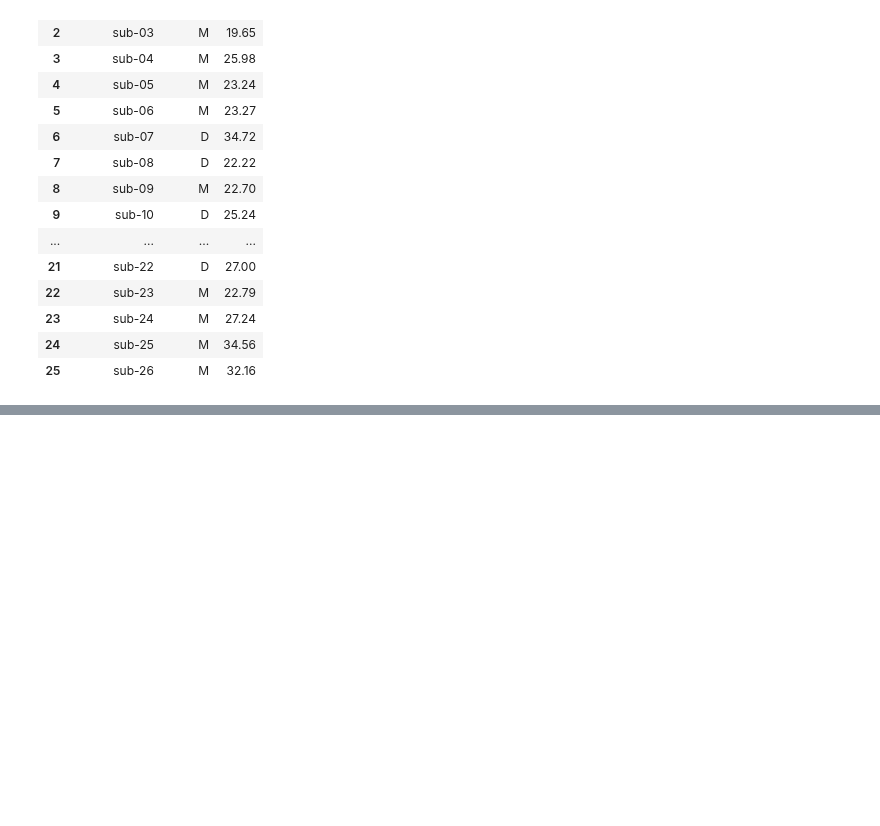
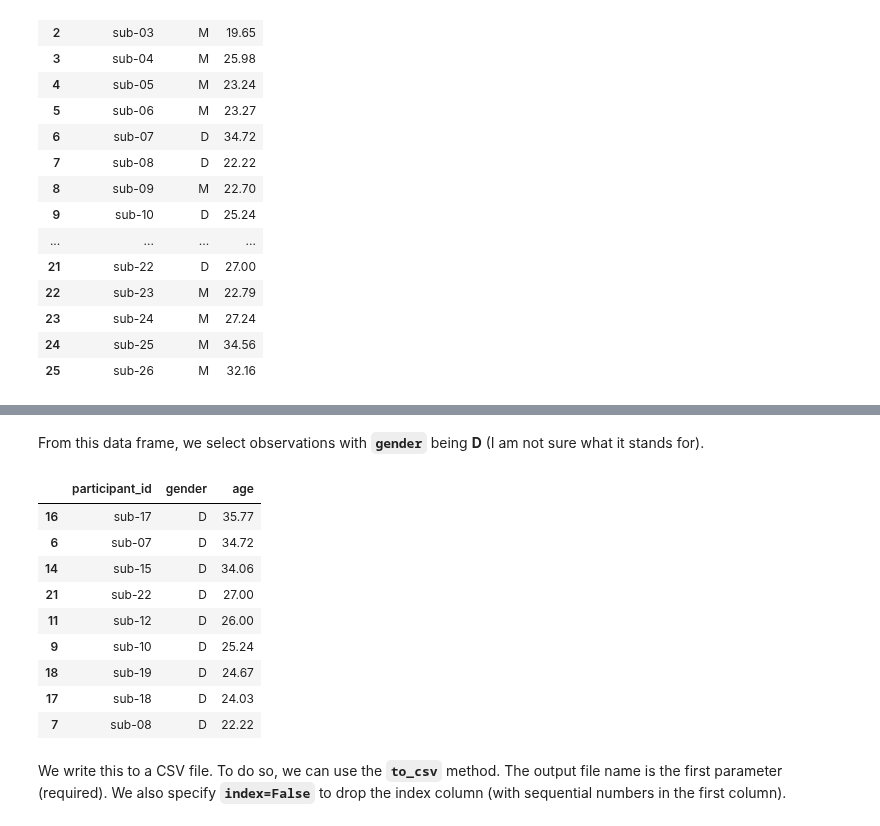
Before and after one commit to sathayas/JupyterfMRIFall2019, a Jupyter notebook: HandlingData.ipynb, the cells around one changed output, grey strips where cells are left out. Drawn from its saved outputs; the diff is of its cells as text; code cells hidden in the pictures; blank space fills up the shorter version.

```diff
--- a/HandlingData.ipynb
+++ b/HandlingData.ipynb
@@ -219,0 +389,17 @@ ptData
+# %% [markdown]
+From this data frame, we select observations with **`gender`** being **D** (I am not sure what it stands for).
+# %%
+ptData[ptData.gender=='D']
+# %% [output]
+|  | participant_id | gender | age |
+| 16 | sub-17 | D | 35.77 |
+| 6 | sub-07 | D | 34.72 |
+| 14 | sub-15 | D | 34.06 |
+| 21 | sub-22 | D | 27.00 |
+| 11 | sub-12 | D | 26.00 |
+| 9 | sub-10 | D | 25.24 |
+| 18 | sub-19 | D | 24.67 |
+| 17 | sub-18 | D | 24.03 |
+| 7 | sub-08 | D | 22.22 |
+# %% [markdown]
+We write this to a CSV file. To do so, we can use the **`to_csv`** method. The output file name is the first parameter (required). We also specify **`index=False`** to drop the index column (with sequential numbers in the first column).
```
Also changed, not shown: parts of 29 cells of this notebook.
